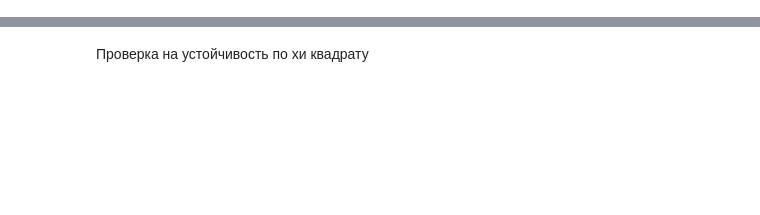
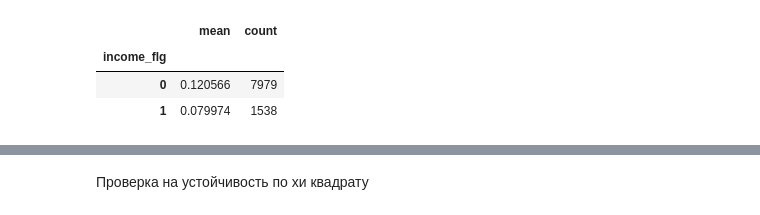
Before and after one commit to bygaga993/bread_dano_2024, a Jupyter notebook: Code/test.ipynb, the cells around one changed output, grey strips where cells are left out. Cells and saved outputs as stored; diff of their text form; code cells hidden in the pictures; blank space fills up the shorter version.

```diff
--- a/Code/test.ipynb
+++ b/Code/test.ipynb
@@ -12 +27,24 @@ df = pd.read_csv('data/data_final_preprocessed.csv')
+# %%
+def combine_income(row):
+    # Если есть значение в predicted_income и confirmed_income
+    if pd.notna(row['predicted_income']) and pd.notna(row['confirmed_income']):
+        return (row['predicted_income'] + row['confirmed_income']) / 2  # Среднее
+    elif pd.notna(row['predicted_income']):
+        return row['predicted_income']  # Только predicted_income
+    elif pd.notna(row['confirmed_income']):
+        return row['confirmed_income']  # Только confirmed_income
+    else:
+        return np.nan  # Если обе колонки NaN
+
+df['final_income'] = df.apply(combine_income, axis=1)
+
+m = df['final_income'].median()
+df['income_flg'] = (df['final_income'] > m).astype(int)
+# %%
+df.groupby('income_flg')['success_flg'].agg(mean='mean', count='count')
+# %% [output]
+|  | mean | count |
+| income_flg |  |  |
+| 0 | 0.120566 | 7979 |
+| 1 | 0.079974 | 1538 |
 # %%
```
Also changed, not shown: parts of 3 cells of this notebook, 3 other files.
